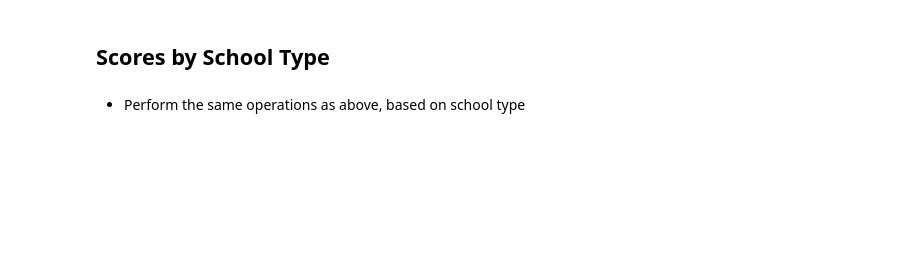
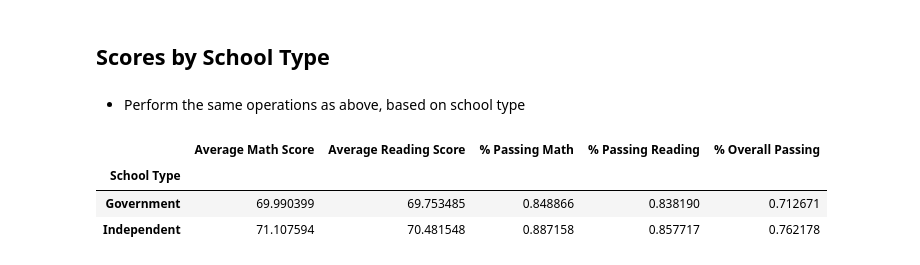
Before and after one commit to micah-trp/pandas-challenge, a Jupyter notebook: PyCitySchools_MRaquena.ipynb, the cells around one changed output. Saved outputs shown, nothing was run; the diff lists cells and outputs as text; code cells hidden in the pictures; blank space fills up the shorter version.

```diff
--- a/PyCitySchools_MRaquena.ipynb
+++ b/PyCitySchools_MRaquena.ipynb
@@ -422,3 +458,14 @@ Name: Average Math Score, dtype: float64
 ## Scores by School Type
 # %% [markdown]
 * Perform the same operations as above, based on school type
+# %%
+school_type_df = pd.DataFrame(school_size_df)
+
+#show grouped table .
+school_type_grouped_df = school_type_df.groupby(["School Type"])[["Average Math Score","Average Reading Score","% Passing Math","% Passing Reading","% Overall Passing"]].mean()
+school_type_grouped_df
+# %% [output]
+|  | Average Math Score | Average Reading Score | % Passing Math | % Passing Reading | % Overall Passing |
+| School Type |  |  |  |  |  |
+| Government | 69.990399 | 69.753485 | 0.848866 | 0.838190 | 0.712671 |
+| Independent | 71.107594 | 70.481548 | 0.887158 | 0.857717 | 0.762178 |
```
Also changed, not shown: parts of 15 cells of this notebook.
